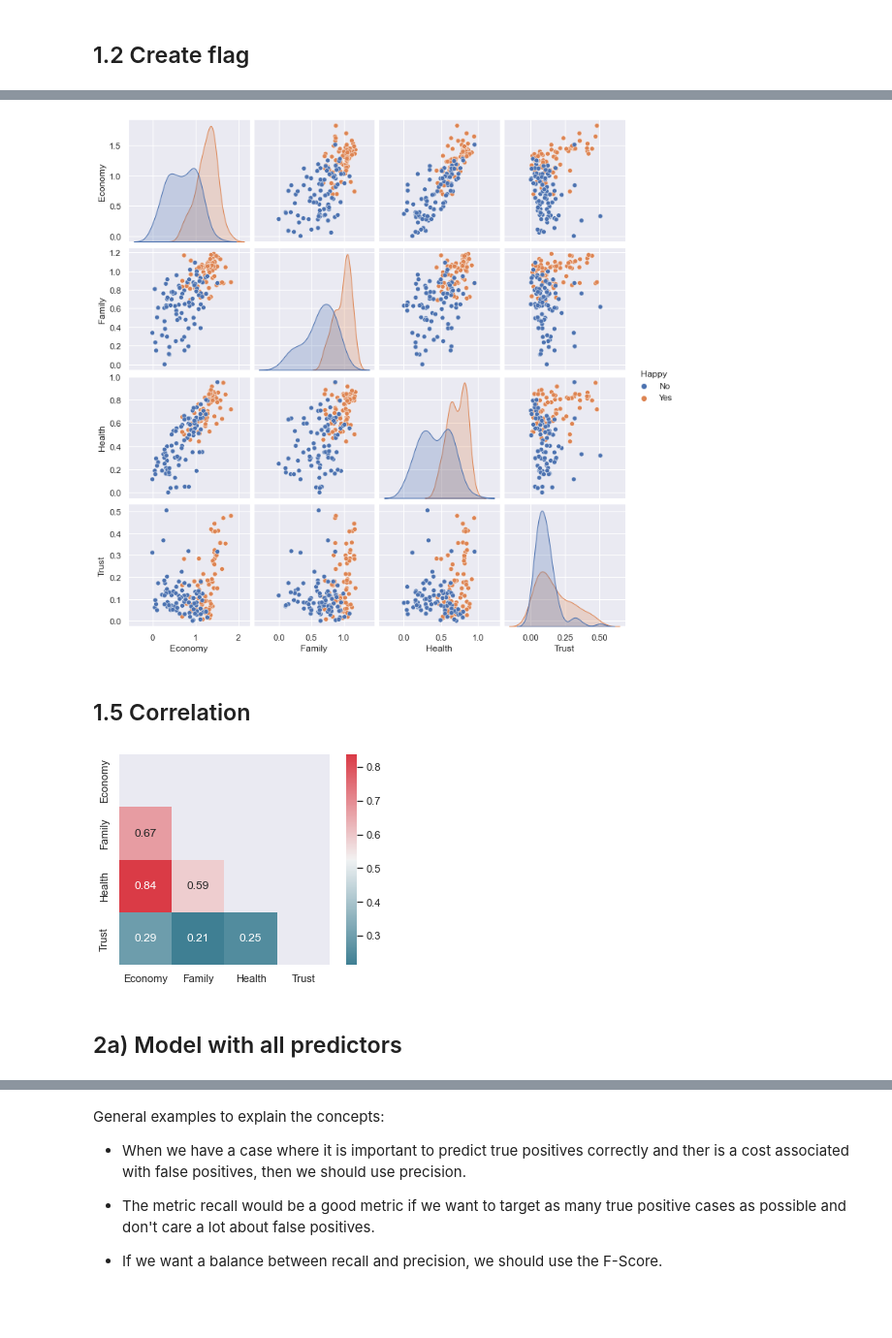
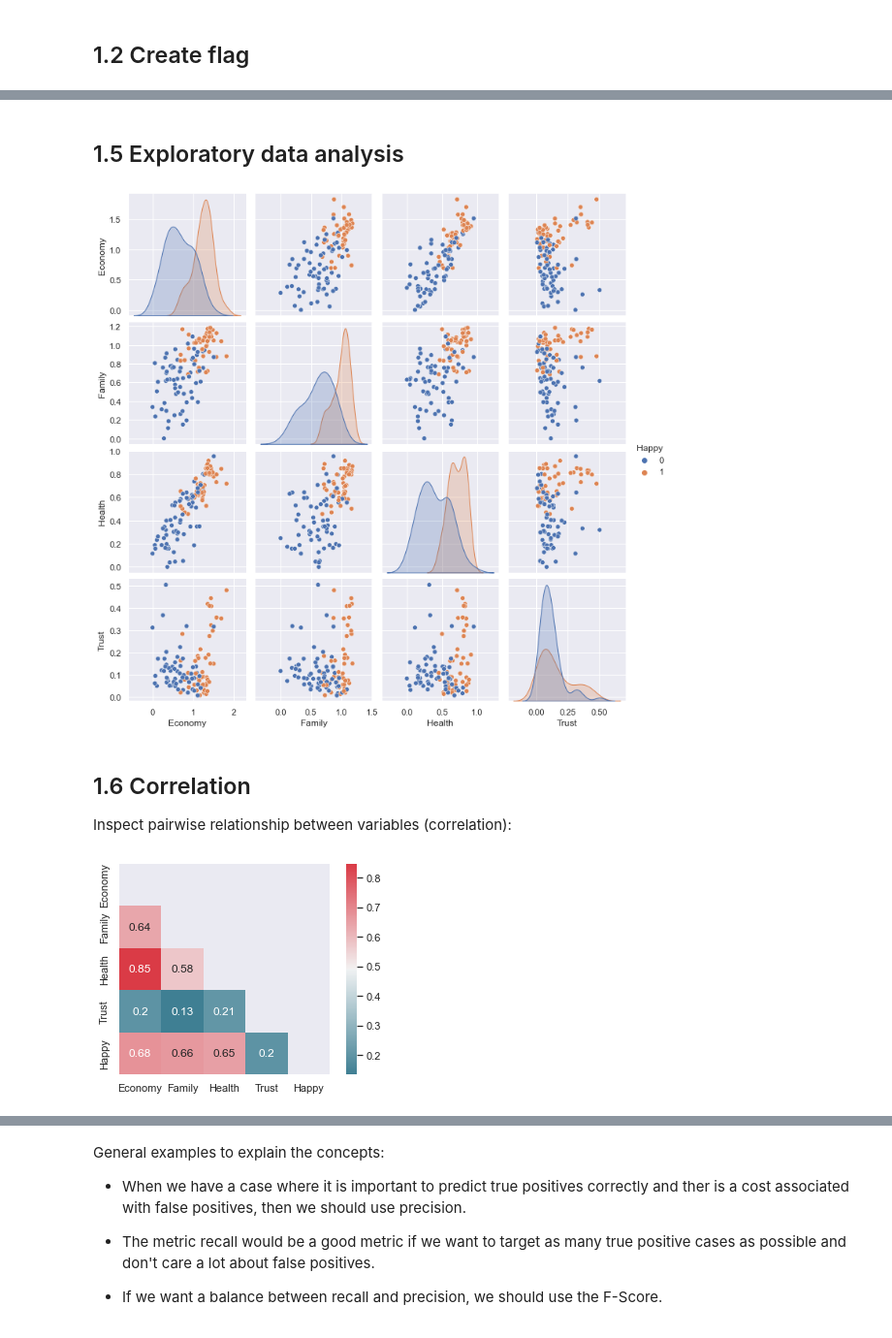
Before and after one commit to kirenz/classification, a Jupyter notebook: _build/jupyter_execute/docs/logistic-whr.ipynb, the cells around one changed output, grey strips where cells are left out. Shown at 97% size. Cells and saved outputs as stored; diff of their text form; code cells hidden in the pictures; blank space fills up the shorter version.

```diff
--- a/_build/jupyter_execute/docs/logistic-whr.ipynb
+++ b/_build/jupyter_execute/docs/logistic-whr.ipynb
@@ -136,7 +121,7 @@ dtype: int64
 # %% [markdown]
 ## 1.2 Create flag
 # %%
-df['Happy'] = np.where(df['Happiness_Score']>5.5, 'Yes', 'No')
+df['Happy'] = np.where(df['Happiness_Score']>5.5, 1, 0)
 # %%
 df
 # %% [output]
@@ -181,6 +166,2 @@ dtypes: float64(4), object(2)
 memory usage: 7.5+ KB
-# %%
-# Change data types
-df['Country'] = df['Country'].astype('category')
-df['Happy'] = df['Happy'].astype('category')
 # %% [markdown]
@@ -187,0 +169,13 @@ df['Happy'] = df['Happy'].astype('category')
+# %%
+from sklearn.model_selection import train_test_split
+
+X = df.drop(columns = ['Country', 'Happy'])
+y = df['Happy']
+
+X_train, X_test, y_train, y_test = train_test_split(X, y, test_size=0.3, random_state=12)
+# %%
+# Make data exploration set
+df_train = pd.DataFrame(X_train.copy())
+df_train = df_train.join(pd.DataFrame(y_train))
+
+df_train
@@ -188,21 +196,22 @@ df['Happy'] = df['Happy'].astype('category')
+# %% [markdown]
+## 1.5 Exploratory data analysis
 # %%
-sns.pairplot(hue="Happy", data=df);
+sns.pairplot(hue="Happy", data=df_train);
 # %% [output]
-[figure, old version]
+[figure, new version]
-# %% [markdown]
-## 1.5 Correlation
+# %% [markdown]
+## 1.6 Correlation
+
+Inspect pairwise relationship between variables (correlation):
 # %%
-# Inspect relationship between variables (correlation)
 # Calculate correlation using the default method ( "pearson")
-corr = df.corr()
+corr = df_train.corr()
 # optimize aesthetics: generate mask for removing duplicate / unnecessary info
 mask = np.zeros_like(corr, dtype=bool)
 mask[np.triu_indices_from(mask)] = True
 # Generate a custom diverging colormap as indicator for correlations:
 cmap = sns.diverging_palette(220, 10, as_cmap=True)
 # Plot
 sns.heatmap(corr, mask=mask, cmap=cmap, annot=True, square=True, annot_kws={"size": 12});
 # %% [output]
-[figure, old version]
+[figure, new version]
-# %% [markdown]
-## 2a) Model with all predictors
```
Also changed, not shown: parts of 62 cells of this notebook, 40 other files.
